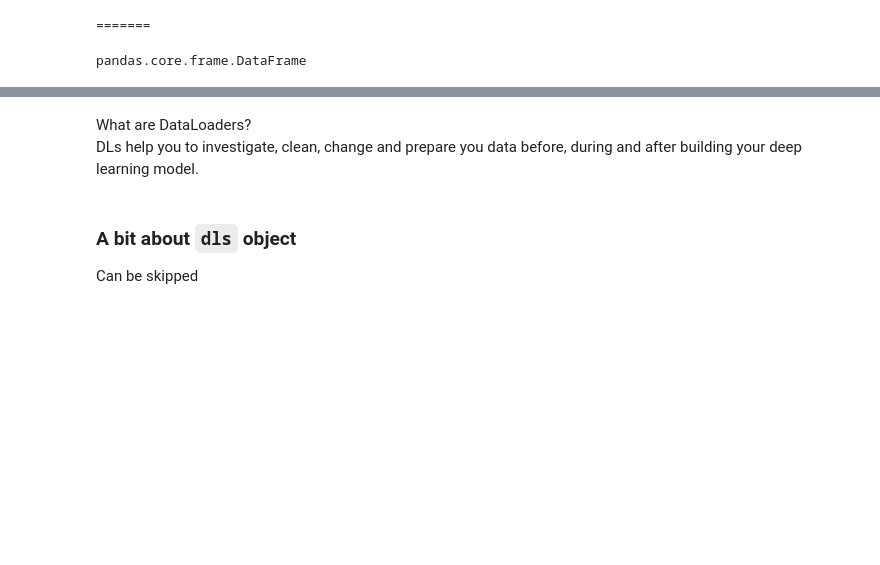
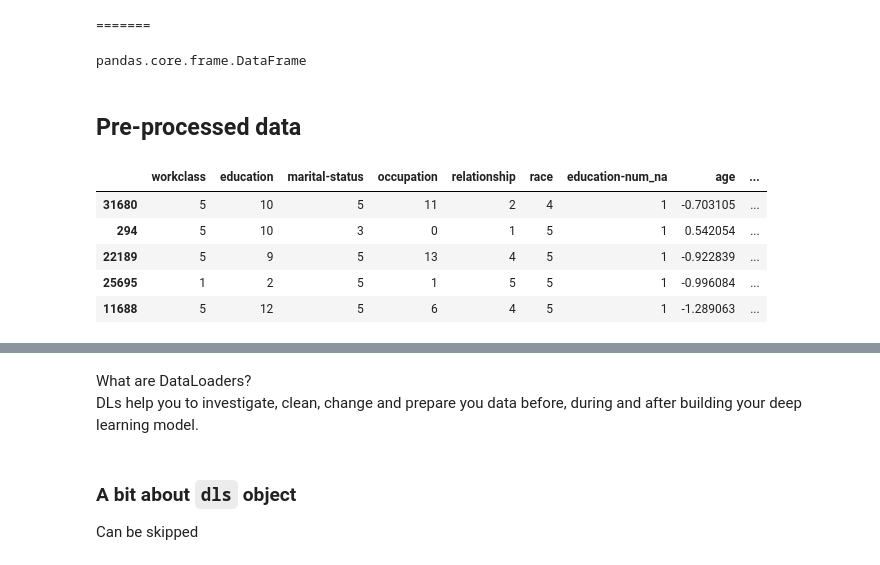
Before and after one commit to harnalashok/deeplearning, a Jupyter notebook: Tabular_data_with_fastai.ipynb, the cells around one changed output, grey strips where cells are left out. Cells and saved outputs as stored; diff of their text form; code cells hidden in the pictures; blank space fills up the shorter version.

```diff
--- a/Tabular_data_with_fastai.ipynb
+++ b/Tabular_data_with_fastai.ipynb
@@ -250 +265,13 @@ to.xs.head(30)
+# %% [markdown]
+## Pre-processed data
+# %%
+# 6.0
+to.xs.head(5)
+# %% [output]
+|  | workclass | education | marital-status | occupation | relationship | race | education-num_na | age | ... |
+| 31680 | 5 | 10 | 5 | 11 | 2 | 4 | 1 | -0.703105 | ... |
+| 294 | 5 | 10 | 3 | 0 | 1 | 5 | 1 | 0.542054 | ... |
+| 22189 | 5 | 9 | 5 | 13 | 4 | 5 | 1 | -0.922839 | ... |
+| 25695 | 1 | 2 | 5 | 1 | 5 | 5 | 1 | -0.996084 | ... |
+| 11688 | 5 | 12 | 5 | 6 | 4 | 5 | 1 | -1.289063 | ... |
 # %%
```
Also changed, not shown: parts of 61 cells of this notebook.
